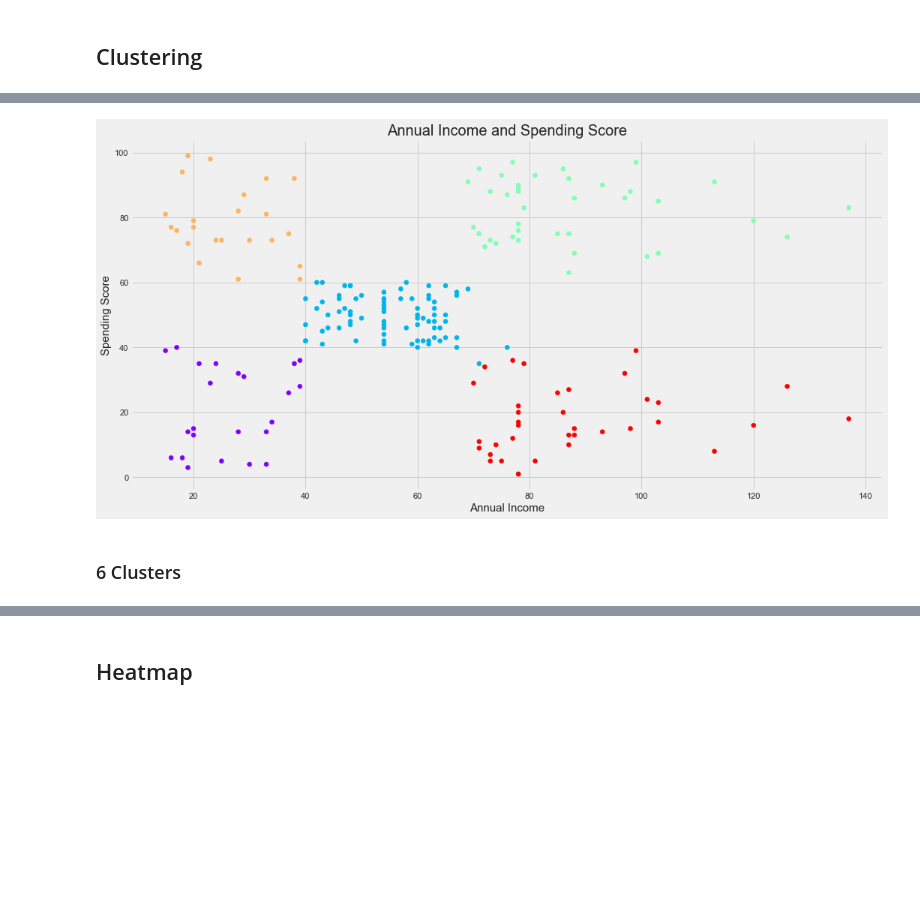
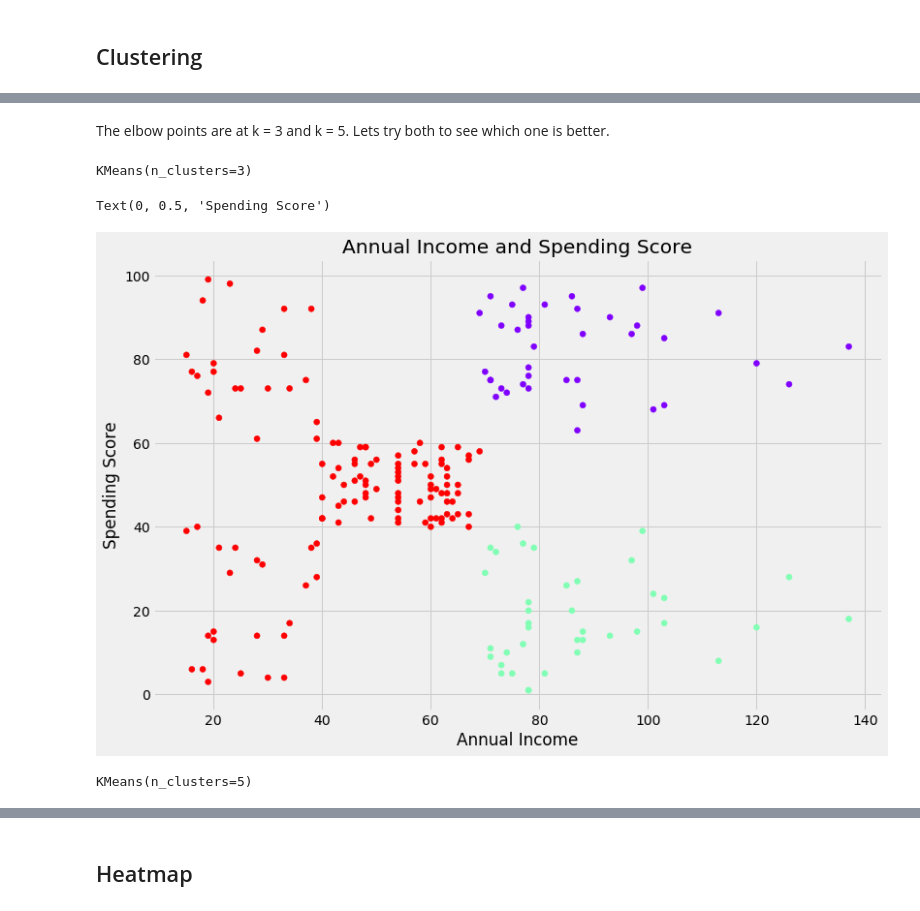
Before and after one commit to plolla/Mall-Customer-Segmentation, a Jupyter notebook: Mall Customer Segmentation.ipynb, the cells around one changed output, grey strips where cells are left out. Drawn from its saved outputs; the diff is of its cells as text; code cells hidden in the pictures; blank space fills up the shorter version.

```diff
--- a/Mall Customer Segmentation.ipynb
+++ b/Mall Customer Segmentation.ipynb
@@ -290 +339,5 @@ clusters_3['cluster_pred'] = kmeans_3.fit_predict(X)
+# %%
+clusters_x2 = X2.copy()
+
+clusters_x2['cluster_pred_2'] = kmeans_x2.predict(X2)
 # %%
@@ -309,0 +355,10 @@ clusters_5['cluster_pred'] = kmeans_5.fit_predict(X)
+# %%
+wcss = []
+# 'cl_num' is a that keeps track the highest number of clusters we want to use the WCSS method for.
+# We have it set at 10 right now, but it is completely arbitrary.
+cl_num = 11
+for i in range (1,cl_num):
+    kmeans = KMeans(i)
+    kmeans.fit(X2)
+    wcss.append(kmeans.inertia_)
+wcss
@@ -310,13 +387,19 @@ clusters_5['cluster_pred'] = kmeans_5.fit_predict(X)
+# %% [markdown]
+The elbow points are at k = 3 and k = 5. Lets try both to see which one is better.
+# %%
+kmeans_x2_3 = KMeans(3)
+kmeans_x2_3.fit(X2)
+# %% [output]
+KMeans(n_clusters=3)
+# %%
+clusters_x2['cluster_pred_3'] = kmeans_x2_3.predict(X2)
 # %%
-# Creating the plot with the clusters
-plt.figure(1, figsize = (16,8))
-plt.scatter(clusters_5['Annual Income (k$)'], clusters_5['Spending Score (1-100)'],
-            c = clusters_5['cluster_pred'], cmap = 'rainbow')
-plt.title('Annual Income and Spending Score', fontsize = 20)
-plt.xlabel('Annual Income', fontsize = 15)
-plt.ylabel('Spending Score', fontsize = 15)
-plt.show()
+plt.figure(1, figsize = (12,8))
+plt.scatter(clusters_x2['Annual Income (k$)'], clusters_x2['Spending Score (1-100)'],
+           c = clusters_x2['cluster_pred_3'], cmap = 'rainbow')
+plt.title('Annual Income and Spending Score')
+plt.xlabel('Annual Income')
+plt.ylabel('Spending Score')
 # %% [output]
+Text(0, 0.5, 'Spending Score')
-[figure, old version]
+[figure, new version]
-# %% [markdown]
-### 6 Clusters
@@ -328,0 +406,5 @@ clusters_6['cluster_pred'] = kmeans_6.fit_predict(X)
+# %%
+kmeans_x2_5 = KMeans(5)
+kmeans_x2_5.fit(X2)
+# %% [output]
+KMeans(n_clusters=5)
```
Also changed, not shown: parts of 46 cells of this notebook.
